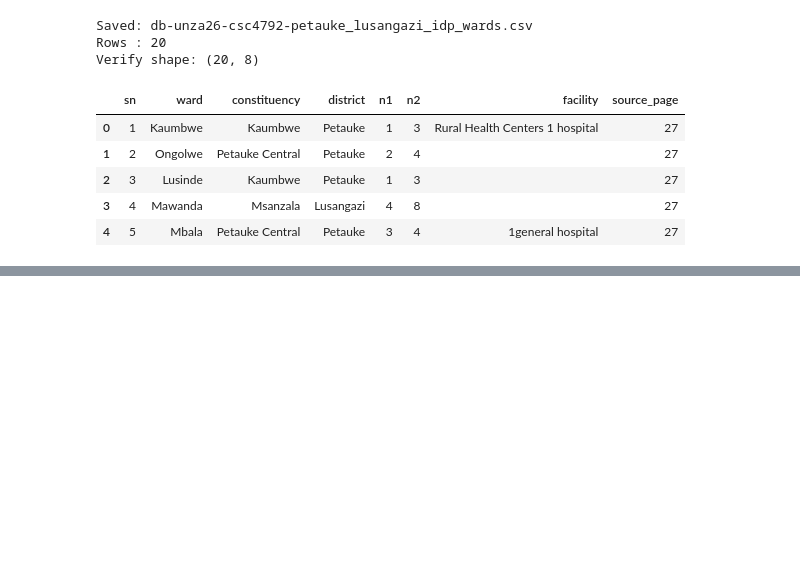
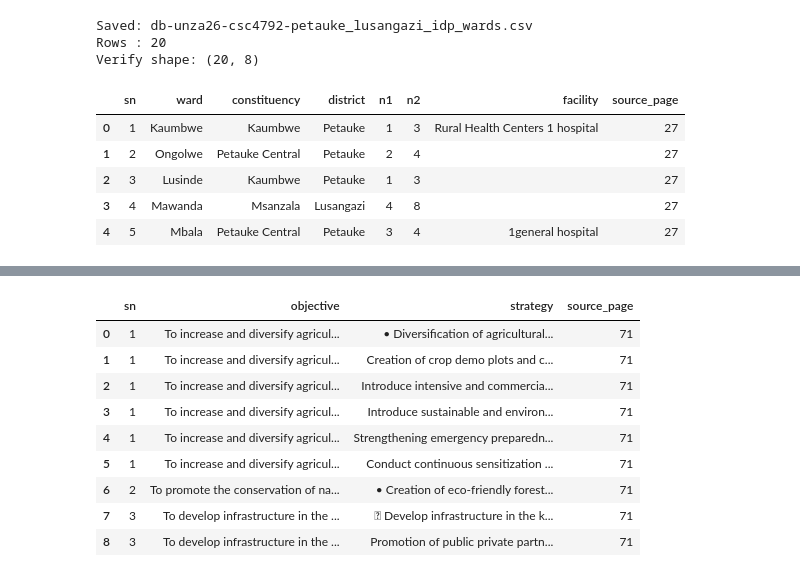
Before and after one commit to blessing-dube73/project_team_31, a Jupyter notebook: notebooks/unza26-csc4792-petauke-council.ipynb, the cells around one changed output, grey strips where cells are left out. Saved outputs shown, nothing was run; the diff lists cells and outputs as text; code cells hidden in the pictures; blank space fills up the shorter version.

Commit message:
feat(extraction): add IDP development objectives CSV

```diff
--- a/notebooks/unza26-csc4792-petauke-council.ipynb
+++ b/notebooks/unza26-csc4792-petauke-council.ipynb
@@ -1135,0 +1308,11 @@ Verify shape: (20, 8)
+# %%
+with pdfplumber.open(idp_path) as pdf:
+    page = pdf.pages[70]    # page 71 (0-indexed 70)
+    tables = page.extract_tables()
+
+print(f"Tables on page 71: {len(tables)}\n")
+for i, t in enumerate(tables):
+    print(f"{'='*70}\nTable {i} — {len(t)} rows × {len(t[0]) if t else 0} cols\n{'='*70}")
+    for row in t[:15]:
+        print(row)
+    print()
@@ -1135,0 +1342,8 @@ Verify shape: (20, 8)
+# %%
+with pdfplumber.open(idp_path) as pdf:
+    table = pdf.pages[70].extract_tables()[0]
+
+print(f"Total rows: {len(table)}\n")
+for i, row in enumerate(table):
+    nonempty = [(j, str(c).replace("\n", "\\n")[:75]) for j, c in enumerate(row) if c not in (None, "", " ")]
+    print(f"Row {i:2d}: {nonempty}")
@@ -1135,0 +1376,66 @@ Verify shape: (20, 8)
+# %%
+def parse_objectives_table(table, page_num):
+    """Parse the IDP development objectives table into (objective, strategy) rows."""
+    records = []
+    current_obj_num  = ""
+    current_obj_text = ""
+    current_strategy = ""
+
+    def flush_strategy():
+        if current_strategy:
+            records.append({
+                "sn":          current_obj_num,
+                "objective":   current_obj_text.strip(),
+                "strategy":    current_strategy.strip(),
+                "source_page": page_num,
+            })
+
+    for row in table:
+        if not row:
+            continue
+
+        sn   = clean_cell(row[0])
+        col1 = clean_cell(row[1]) if len(row) > 1 else ""
+        col2 = clean_cell(row[2]) if len(row) > 2 else ""
+        col3 = clean_cell(row[3]) if len(row) > 3 else ""
+
+        # Skip header
+        if sn.upper() == "S/N" or "Development Objectives" in col1:
+            continue
+
+        # New objective
+        if sn.isdigit():
+            flush_strategy()
+            current_strategy = ""
+            current_obj_num  = sn
+            current_obj_text = col1
+            # Strategy might be in col 2 or col 3 on the same row
+            if col2:
+                current_strategy = col2
+            if col3:
+                current_strategy = (current_strategy + " " + col3).strip()
+            continue
+
+        # Continuation rows
+        if col1:
+            current_obj_text = (current_obj_text + " " + col1).strip()
+        if col2:
+            current_strategy = (current_strategy + " " + col2).strip()
+        if col3:
+            if col3.startswith("•") or col3.startswith("\uf0b7"):
+                flush_strategy()
+                current_strategy = col3.lstrip("•\uf0b7").strip()
+            else:
+                current_strategy = (current_strategy + " " + col3).strip()
+
+    flush_strategy()
+    return records
+
+
+with pdfplumber.open(idp_path) as pdf:
+    obj_table = pdf.pages[70].extract_tables()[0]
+
+objectives_df = pd.DataFrame(parse_objectives_table(obj_table, page_num=71))
+print(f"Rows: {len(objectives_df)}")
+display(objectives_df)
+# %% [output]
@@ -1135,0 +1443,10 @@ Verify shape: (20, 8)
+|  | sn | objective | strategy | source_page |
+| 0 | 1 | To increase and diversify agricul... | • Diversification of agricultural... | 71 |
+| 1 | 1 | To increase and diversify agricul... | Creation of crop demo plots and c... | 71 |
+| 2 | 1 | To increase and diversify agricul... | Introduce intensive and commercia... | 71 |
+| 3 | 1 | To increase and diversify agricul... | Introduce sustainable and environ... | 71 |
+| 4 | 1 | To increase and diversify agricul... | Strengthening emergency preparedn... | 71 |
+| 5 | 1 | To increase and diversify agricul... | Conduct continuous sensitization ... | 71 |
+| 6 | 2 | To promote the conservation of na... | • Creation of eco-friendly forest... | 71 |
+| 7 | 3 | To develop infrastructure in the ... |  Develop infrastructure in the k... | 71 |
+| 8 | 3 | To develop infrastructure in the ... | Promotion of public private partn... | 71 |
```
Also changed, not shown: parts of 14 cells of this notebook, 1 other file.
